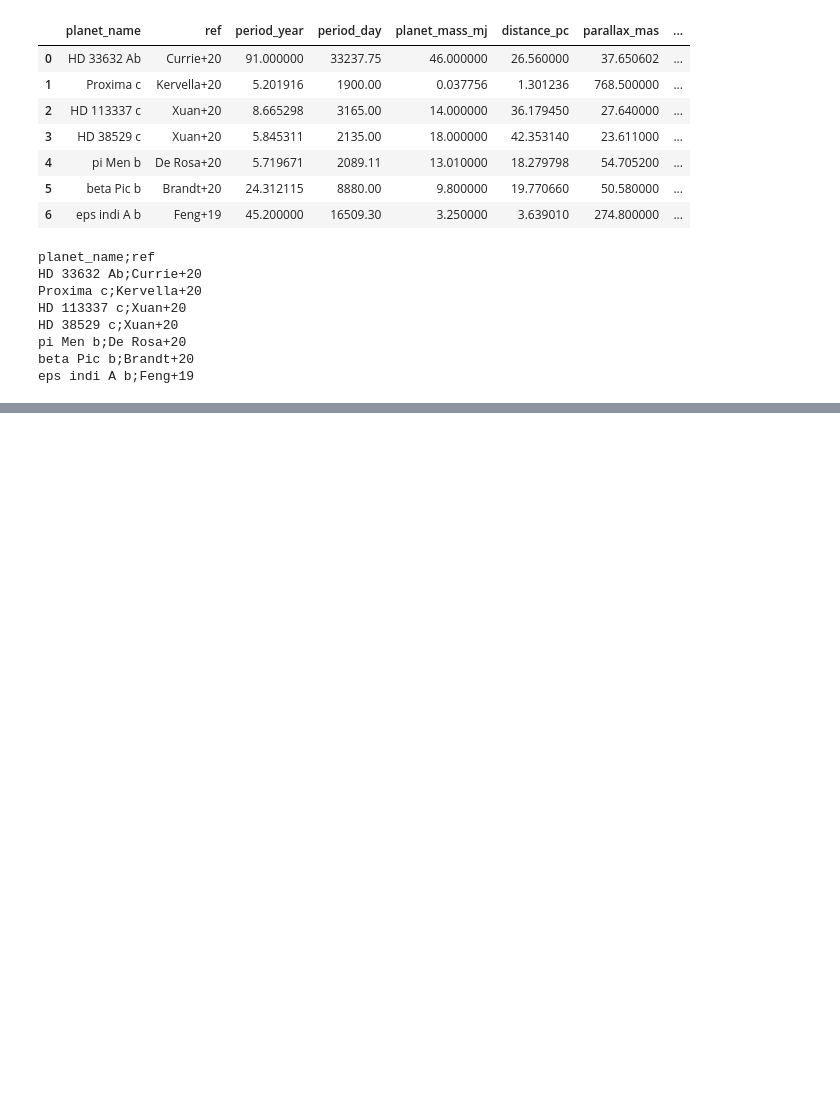
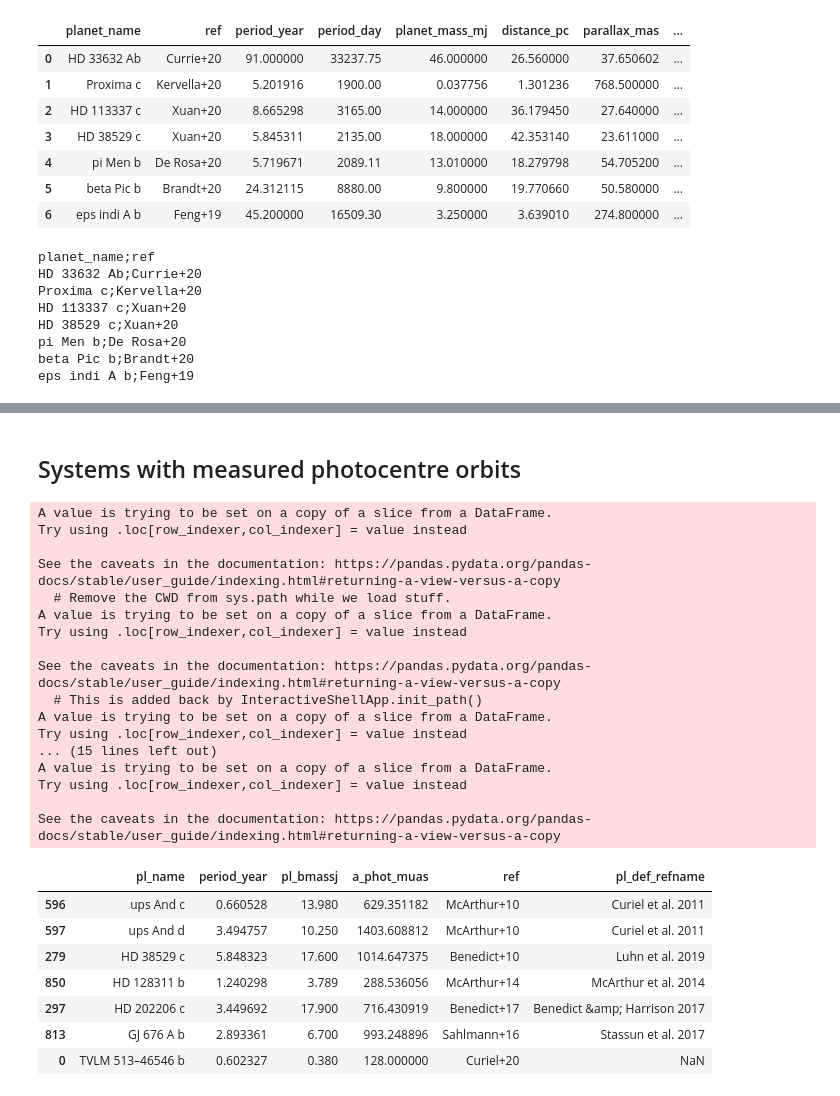
Before and after one commit to Johannes-Sahlmann/pystrometry, a Jupyter notebook: notebooks/1_exoplanet_signatures.ipynb, the cells around one changed output, grey strips where cells are left out. Saved outputs shown, nothing was run; the diff lists cells and outputs as text; code cells hidden in the pictures; blank space fills up the shorter version.

```diff
--- a/notebooks/1_exoplanet_signatures.ipynb
+++ b/notebooks/1_exoplanet_signatures.ipynb
@@ -194,0 +200,80 @@ eps indi A b;Feng+19
+# %% [markdown]
+## Systems with measured photocentre orbits
+# %%
+df = table.to_pandas()
+
+# ups And c,d
+selected_systems = df[df['hip_name'].str.contains('HIP 7513').fillna(False)].iloc[[1,2]]
+selected_systems['pl_bmassj'] = [13.98, 10.25]
+selected_systems['ref'] = 'McArthur+10'
+
+#  HD 38529 c
+individual_system = df[df['pl_name'].str.contains('HD 38529 c').fillna(False)]
+individual_system['pl_bmassj'] = [17.6]
+individual_system['ref'] = 'Benedict+10'
+selected_systems = pd.concat([selected_systems, individual_system])
+
+#  HD 128311 b
+individual_system = df[df['pl_name'].str.contains('HD 128311 b').fillna(False)]
+individual_system['pl_bmassj'] = [3.789]
+individual_system['ref'] = 'McArthur+14'
+selected_systems = pd.concat([selected_systems, individual_system])
+
+#  HD 202206 c
+individual_system = df[df['pl_name'].str.contains('HD 202206 c').fillna(False)]
+individual_system['ref'] = 'Benedict+17'
+selected_systems = pd.concat([selected_systems, individual_system])
+
+#  eps Eri b (Mawet+17 ignores the HST astrometry)
+# individual_system = df[df['pl_name'].str.contains('eps Eri b').fillna(False)]
+# individual_system['pl_bmassj'] = [1.55]
+# individual_system['ref'] = 'Benedict+06'
+# selected_systems = pd.concat([selected_systems, individual_system])
+
+#  GJ 676A b
+individual_system = df[df['pl_name'].str.contains('GJ 676 A b').fillna(False)]
+individual_system['pl_bmassj'] = [6.7]
+individual_system['ref'] = 'Sahlmann+16'
+selected_systems = pd.concat([selected_systems, individual_system])
+
+selected_systems = set_a_phot_mas(selected_systems, 'nasa')
+
+individual_system = pd.DataFrame()
+individual_system['pl_name'] = ['TVLM 513–46546 b']
+individual_system['pl_bmassj'] = [0.38]
+individual_system['a_phot_mas'] = [0.128]
+individual_system['ref'] = ['Curiel+20']
+individual_system['period_year'] = [220./u.year.to(u.day)]
+individual_system['distance_pc'] = [1000./93.405]
+
+individual_system['a_phot_muas'] = individual_system['a_phot_mas']*1000
+individual_system['st_dist'] = individual_system['distance_pc']
+
+selected_systems = pd.concat([selected_systems, individual_system])
+display(selected_systems[['pl_name', 'period_year', 'pl_bmassj', 'a_phot_muas', 'ref', 'pl_def_refname']])
+# %% [output]
+A value is trying to be set on a copy of a slice from a DataFrame.
+Try using .loc[row_indexer,col_indexer] = value instead
+
+See the caveats in the documentation: https://pandas.pydata.org/pandas-docs/stable/user_guide/indexing.html#returning-a-view-versus-a-copy
+  # Remove the CWD from sys.path while we load stuff.
+A value is trying to be set on a copy of a slice from a DataFrame.
+Try using .loc[row_indexer,col_indexer] = value instead
+
+See the caveats in the documentation: https://pandas.pydata.org/pandas-docs/stable/user_guide/indexing.html#returning-a-view-versus-a-copy
+  # This is added back by InteractiveShellApp.init_path()
+A value is trying to be set on a copy of a slice from a DataFrame.
+Try using .loc[row_indexer,col_indexer] = value instead
+... (15 lines left out)
+A value is trying to be set on a copy of a slice from a DataFrame.
+Try using .loc[row_indexer,col_indexer] = value instead
+
+See the caveats in the documentation: https://pandas.pydata.org/pandas-docs/stable/user_guide/indexing.html#returning-a-view-versus-a-copy
+|  | pl_name | period_year | pl_bmassj | a_phot_muas | ref | pl_def_refname |
+| 596 | ups And c | 0.660528 | 13.980 | 629.351182 | McArthur+10 | Curiel et al. 2011 |
+| 597 | ups And d | 3.494757 | 10.250 | 1403.608812 | McArthur+10 | Curiel et al. 2011 |
+| 279 | HD 38529 c | 5.848323 | 17.600 | 1014.647375 | Benedict+10 | Luhn et al. 2019 |
+| 850 | HD 128311 b | 1.240298 | 3.789 | 288.536056 | McArthur+14 | McArthur et al. 2014 |
+| 297 | HD 202206 c | 3.449692 | 17.900 | 716.430919 | Benedict+17 | Benedict &amp; Harrison 2017 |
+| 813 | GJ 676 A b | 2.893361 | 6.700 | 993.248896 | Sahlmann+16 | Stassun et al. 2017 |
+| 0 | TVLM 513–46546 b | 0.602327 | 0.380 | 128.000000 | Curiel+20 | NaN |
```
Also changed, not shown: parts of 27 cells of this notebook, 3 other files.
